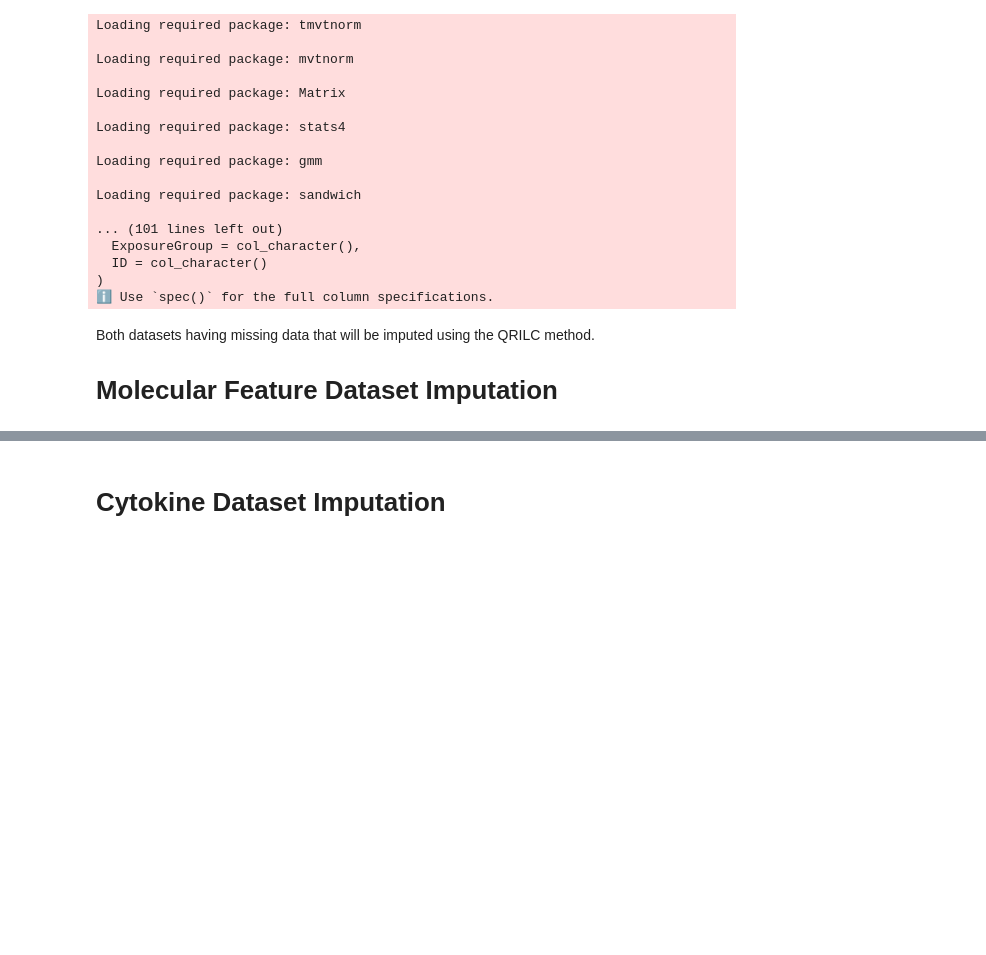
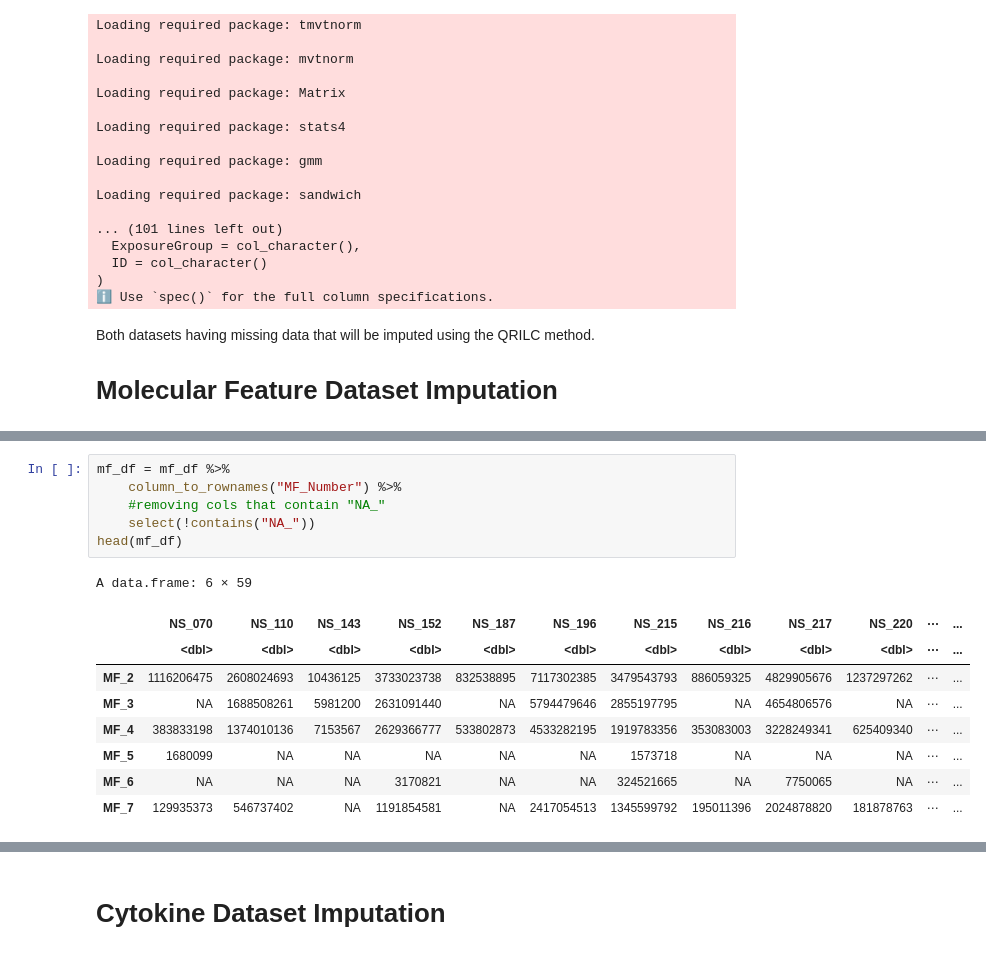
Before and after one commit to UNC-CEMALB/P1002_Ecig-Metabolomics-NELF, a Jupyter notebook: 1. Data Imputation/Data Imputation.ipynb, the cells around one changed output, grey strips where cells are left out. Saved outputs shown, nothing was run; the diff lists cells and outputs as text; blank space fills up the shorter version.

```diff
--- a/1. Data Imputation/Data Imputation.ipynb
+++ b/1. Data Imputation/Data Imputation.ipynb
@@ -45,3 +54,19 @@ A tibble: 6 × 87
 | MF_5 | 1680099 | NA | NA | NA | NA | NA | 1573718 | NA | NA | ⋯ | NA | ... |
 | MF_6 | NA | NA | NA | 3170821 | NA | NA | 324521665 | NA | 7750065 | ⋯ | NA | ... |
 | MF_7 | 129935373 | 546737402 | NA | 1191854581 | NA | 2417054513 | 1345599792 | 195011396 | 2024878820 | ⋯ | NA | ... |
+# %%
+mf_df = mf_df %>%
+    column_to_rownames("MF_Number") %>%
+    #removing cols that contain "NA_"
+    select(!contains("NA_"))
+head(mf_df)
+# %% [output]
+A data.frame: 6 × 59
+|  | NS_070 | NS_110 | NS_143 | NS_152 | NS_187 | NS_196 | NS_215 | NS_216 | NS_217 | NS_220 | ⋯ | ... |
+|  | <dbl> | <dbl> | <dbl> | <dbl> | <dbl> | <dbl> | <dbl> | <dbl> | <dbl> | <dbl> | ⋯ | ... |
+| MF_2 | 1116206475 | 2608024693 | 10436125 | 3733023738 | 832538895 | 7117302385 | 3479543793 | 886059325 | 4829905676 | 1237297262 | ⋯ | ... |
+| MF_3 | NA | 1688508261 | 5981200 | 2631091440 | NA | 5794479646 | 2855197795 | NA | 4654806576 | NA | ⋯ | ... |
+| MF_4 | 383833198 | 1374010136 | 7153567 | 2629366777 | 533802873 | 4533282195 | 1919783356 | 353083003 | 3228249341 | 625409340 | ⋯ | ... |
+| MF_5 | 1680099 | NA | NA | NA | NA | NA | 1573718 | NA | NA | NA | ⋯ | ... |
+| MF_6 | NA | NA | NA | 3170821 | NA | NA | 324521665 | NA | 7750065 | NA | ⋯ | ... |
+| MF_7 | 129935373 | 546737402 | NA | 1191854581 | NA | 2417054513 | 1345599792 | 195011396 | 2024878820 | 181878763 | ⋯ | ... |
```
Also changed, not shown: parts of 15 cells of this notebook.
